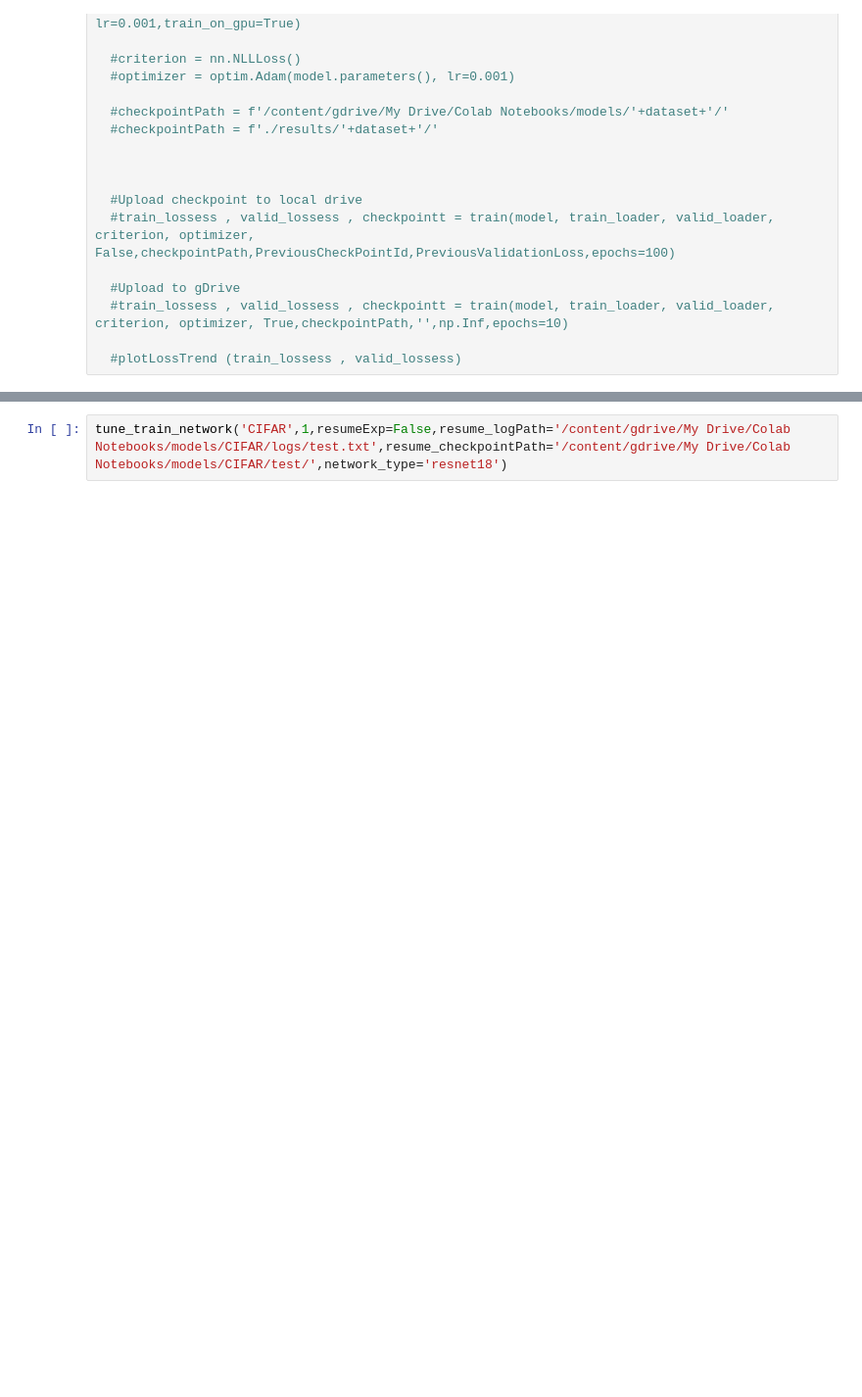
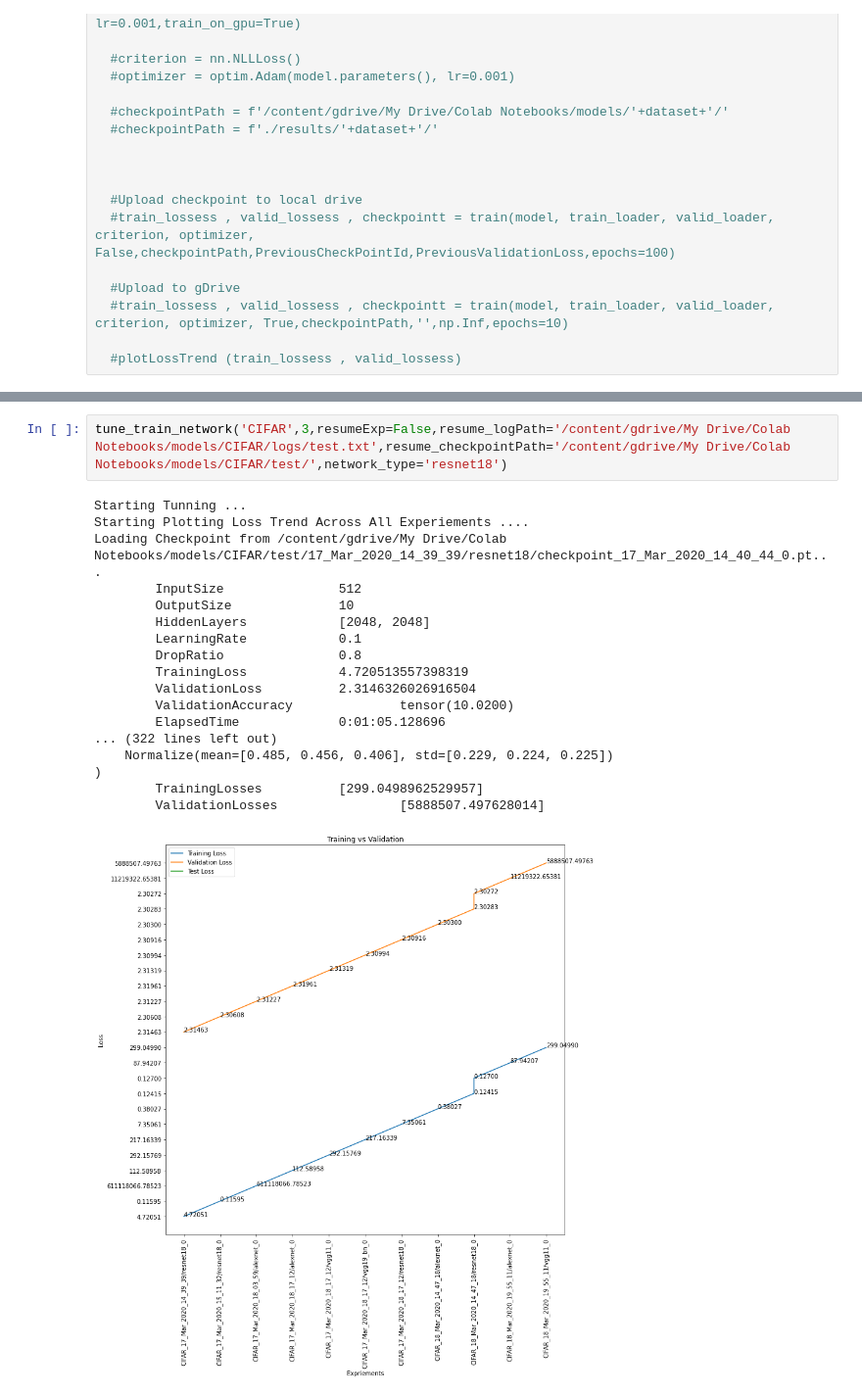
Before and after one commit to iceman011/mydeeplearning, a Jupyter notebook: ez_mlp.ipynb, the cells around one changed output, grey strips where cells are left out. Shown at 98% size. Drawn from its saved outputs; the diff is of its cells as text; blank space fills up the shorter version.

```diff
--- a/ez_mlp.ipynb
+++ b/ez_mlp.ipynb
@@ -1602,2 +1559,21 @@ Downloading: "https://download.pytorch.org/models/vgg19_bn-c79401a0.pth" to /roo
 # %%
-tune_train_network('CIFAR',1,resumeExp=False,resume_logPath='/content/gdrive/My Drive/Colab Notebooks/models/CIFAR/logs/test.txt',resume_checkpointPath='/content/gdrive/My Drive/Colab Notebooks/models/CIFAR/test/',network_type='resnet18')
+tune_train_network('CIFAR',3,resumeExp=False,resume_logPath='/content/gdrive/My Drive/Colab Notebooks/models/CIFAR/logs/test.txt',resume_checkpointPath='/content/gdrive/My Drive/Colab Notebooks/models/CIFAR/test/',network_type='resnet18')
+# %% [output]
+Starting Tunning ...
+Starting Plotting Loss Trend Across All Experiements ....
+Loading Checkpoint from /content/gdrive/My Drive/Colab Notebooks/models/CIFAR/test/17_Mar_2020_14_39_39/resnet18/checkpoint_17_Mar_2020_14_40_44_0.pt...
+        InputSize               512
+        OutputSize              10
+        HiddenLayers            [2048, 2048]
+        LearningRate            0.1
+        DropRatio               0.8
+        TrainingLoss            4.720513557398319
+        ValidationLoss          2.3146326026916504
+        ValidationAccuracy              tensor(10.0200)
+        ElapsedTime             0:01:05.128696
+... (322 lines left out)
+    Normalize(mean=[0.485, 0.456, 0.406], std=[0.229, 0.224, 0.225])
+)
+        TrainingLosses          [299.0498962529957]
+        ValidationLosses                [5888507.497628014]
+[figure, added]
```
Also changed, not shown: parts of 4 cells of this notebook.
